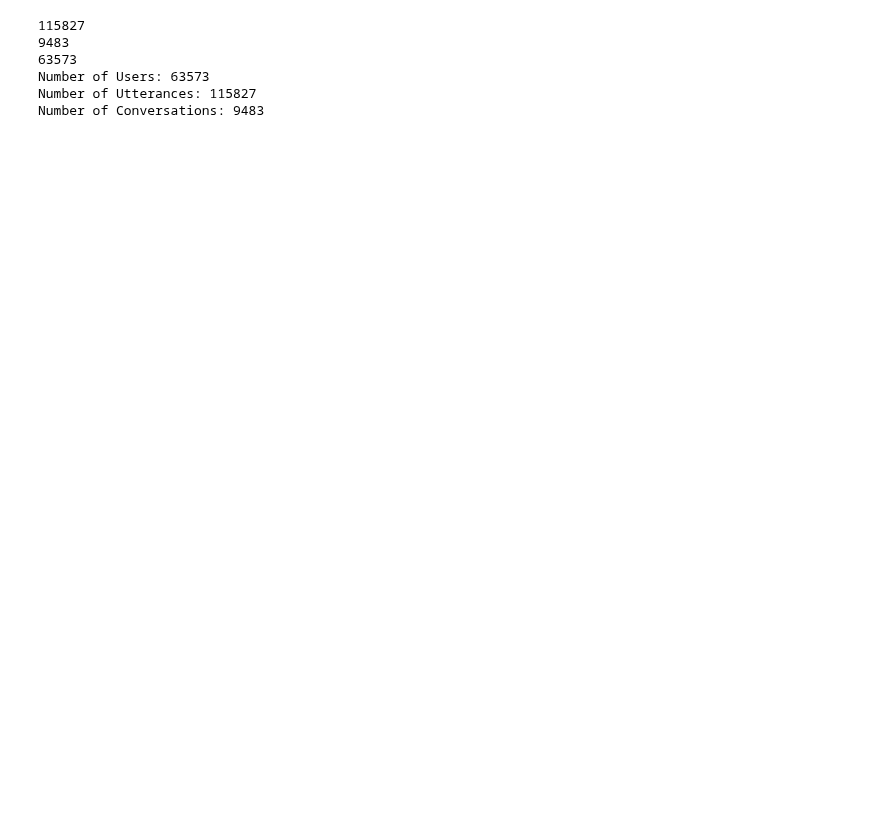
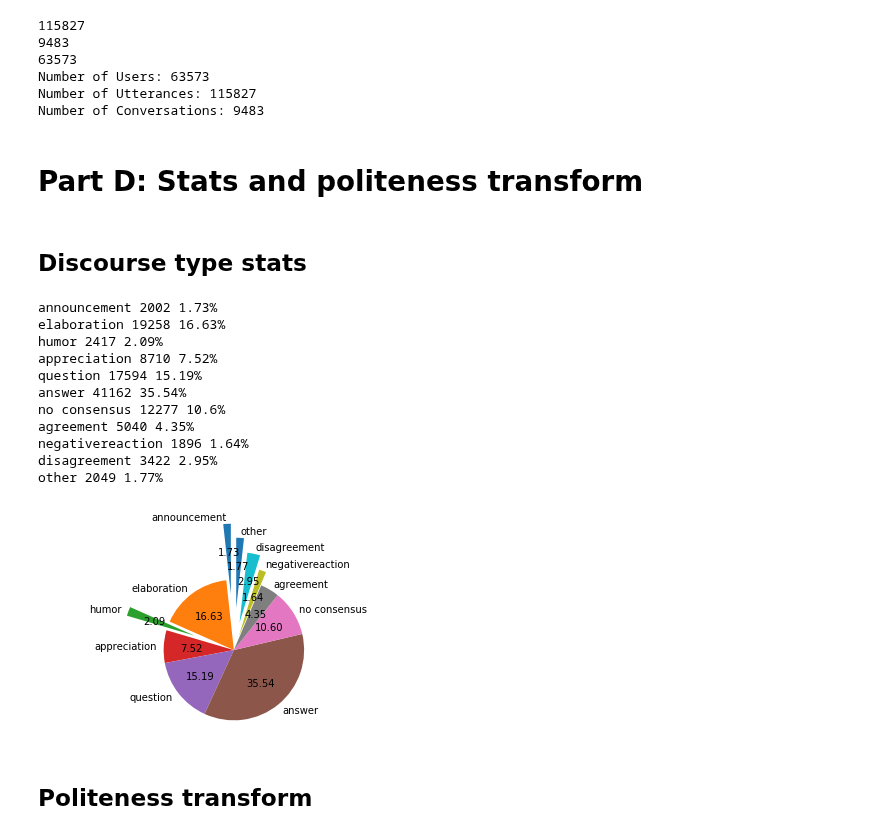
Before and after one commit to rjz46/Cornell-Conversational-Analysis-Toolkit, a Jupyter notebook: datasets/reddit_coarse_discourse/Corpus_conversion.ipynb, the cells around one changed output. Saved outputs shown, nothing was run; the diff lists cells and outputs as text; code cells hidden in the pictures; blank space fills up the shorter version.

Commit message:
Adding politeness transform to notebook from origin

```diff
--- a/datasets/reddit_coarse_discourse/Corpus_conversion.ipynb
+++ b/datasets/reddit_coarse_discourse/Corpus_conversion.ipynb
@@ -349,3 +351,73 @@ reddit_corpus.print_summary_stats()
 Number of Users: 63573
 Number of Utterances: 115827
 Number of Conversations: 9483
+# %% [markdown]
+# Part D: Stats and politeness transform
+# %% [markdown]
+## Discourse type stats
+# %%
+type_corpus = {}
+type_list = []
+
+for x in utterance_corpus:
+  #type_corpus[x] = utterance_corpus[x].meta["majority_type"]
+  if(utterance_corpus[x].meta["majority_type"]==None):
+    type_list.append("no consensus")
+  else:
+    type_list.append(utterance_corpus[x].meta["majority_type"])
+
+#print(type_list)
+
+from collections import Counter
+
+ctrdata = Counter(type_list)
+# %%
+#https://pythontic.com/visualization/charts/piechart
+import matplotlib.pyplot as plotter
+
+for x in ctrdata:
+  y = ctrdata[x]
+  percenty = y / 115827 * 100;
+  print(x + " " + str(y) + " " + str(round(percenty,2)) + "%")
+
+uttlabels = ctrdata.keys()
+data = ctrdata.values()
+
+explode = (0.8, 0.0, 0.6, 0.0, 0.0, 0.0, 0.0, 0.0, 0.2, 0.4, 0.6)
+
+figureObject, axesObject = plotter.subplots()
+
+# Draw the pie chart
+
+axesObject.pie(data,explode=explode,
+
+        labels=uttlabels,
+
+        autopct='%1.2f',
+
+        startangle=90)
+
+
+
+# Aspect ratio - equal means pie is a circle
+
+axesObject.axis('equal')
+
+
+
+plotter.show()
+# %% [output]
+announcement 2002 1.73%
+elaboration 19258 16.63%
+humor 2417 2.09%
+appreciation 8710 7.52%
+question 17594 15.19%
+answer 41162 35.54%
+no consensus 12277 10.6%
+agreement 5040 4.35%
+negativereaction 1896 1.64%
+disagreement 3422 2.95%
+other 2049 1.77%
+[figure, added]
+# %% [markdown]
+## Politeness transform
```
Also changed, not shown: parts of 10 cells of this notebook.
